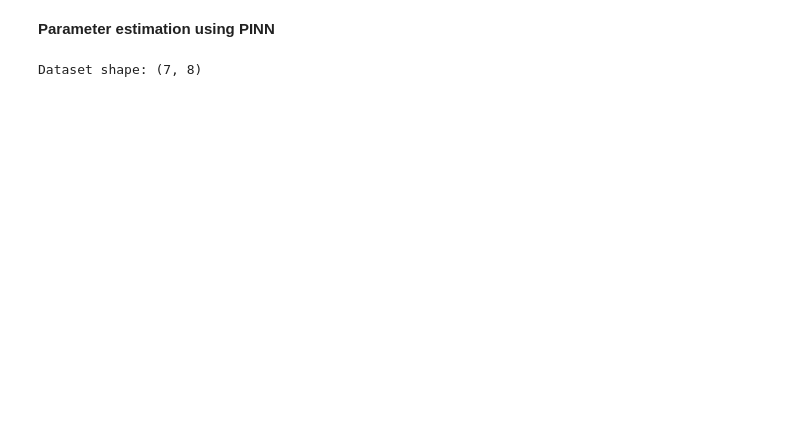
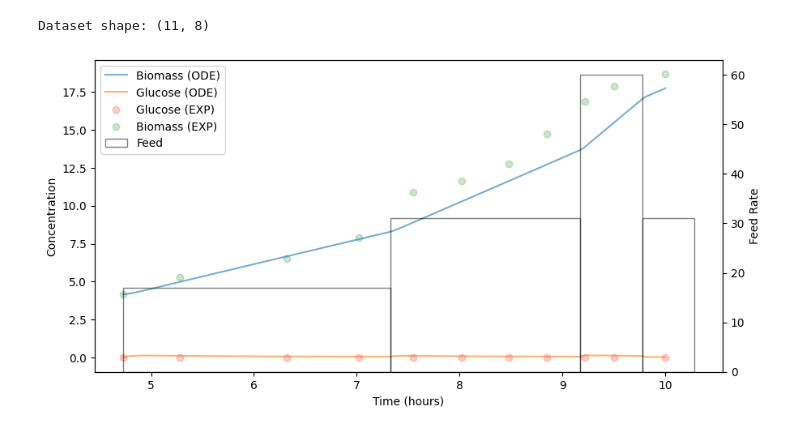
Before and after one commit to costasmexis/dynamic-modeling, a Jupyter notebook: notebooks/fed_batch_main.ipynb, the cells around one changed output. Drawn from its saved outputs; the diff is of its cells as text; code cells hidden in the pictures; blank space fills up the shorter version.

```diff
--- a/notebooks/fed_batch_main.ipynb
+++ b/notebooks/fed_batch_main.ipynb
@@ -23,5 +23,3 @@ np.set_printoptions(precision=4)
 
 %load_ext autoreload
 %autoreload 2
-# %% [markdown]
-__Parameter estimation using PINN__
@@ -28,10 +125,13 @@ __Parameter estimation using PINN__
 # %%
-# FILENAME = '../data/data_processed.xlsx'
-# EXPERIMENT = 'BR07'
+FILENAME = '../data/data_processed.xlsx'
+EXPERIMENT = 'BR01'
 
-# df, feeds = get_data_and_feed(FILENAME, EXPERIMENT)
+_df, feeds = get_data_and_feed(FILENAME, EXPERIMENT)
 
-# t_fedbatch = df[df['Process'] == 'FB']['RTime'].min()
-# v_fedbatch = df[df['Process'] == 'FB']['V'].iloc[0]
+# Only FED-BATCH data
+_df = _df[_df['Process'] == 'FB']
+feeds = feeds[feeds['Induction']==0]
 
-# print(f'Dataset shape: {df.shape}')
+print(f'Dataset shape: {_df.shape}')
+# %% [output]
+Dataset shape: (11, 8)
@@ -129,16 +138,7 @@ def get_predictions_df(net: nn.Module, df: pd.DataFrame):
-# %%
-FILENAME = '../data/data_processed.xlsx'
-EXPERIMENT = 'BR04'
-
-_df, feeds = get_data_and_feed(FILENAME, EXPERIMENT)
-
-# Only FED-BATCH data
-_df = _df[_df['Process'] == 'FB']
-feeds = feeds[feeds['Induction']==0]
-
-print(f'Dataset shape: {_df.shape}')
-# %% [output]
-Dataset shape: (7, 8)
+# %%
+_ = simulate(_df, feeds, mu_max=0.870, Ks=0.214, Yxs=0.496)
+# %% [output]
+[figure, added]
 # %%
 for i in range(2, len(_df)+1):
 
```
Also changed, not shown: parts of 3 cells of this notebook.
